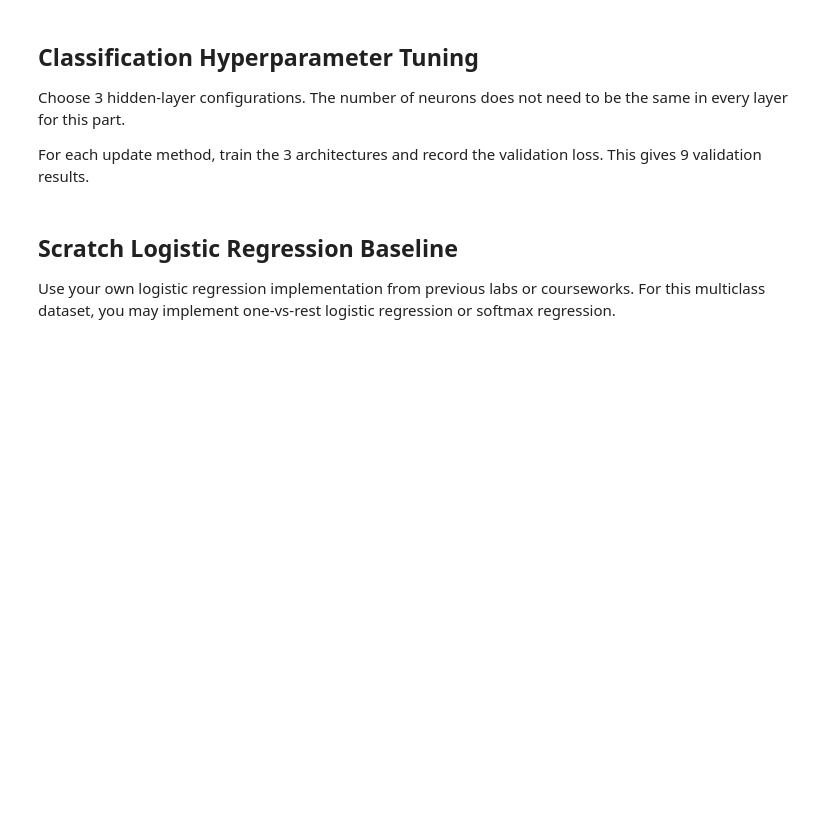
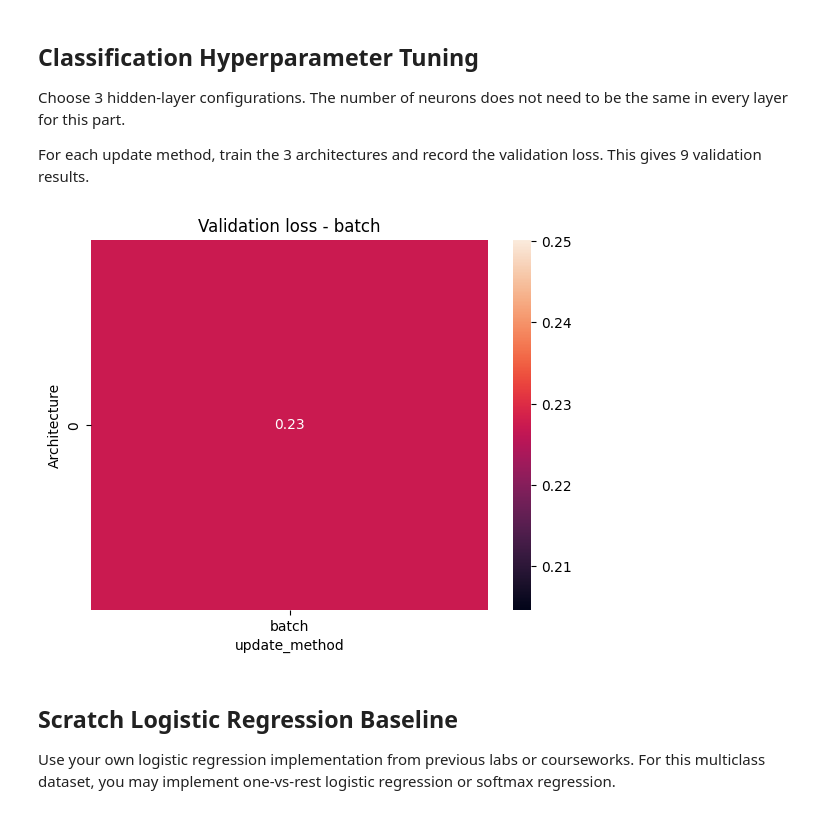
Before and after one commit to jhe-sua/fgv-teaemcd, a Jupyter notebook: tarefa3/810597.ipynb, the cells around one changed output. Saved outputs shown, nothing was run; the diff lists cells and outputs as text; code cells hidden in the pictures; blank space fills up the shorter version.

Commit message:
classification part 2

```diff
--- a/tarefa3/810597.ipynb
+++ b/tarefa3/810597.ipynb
@@ -982,11 +982,7 @@ class NeuralNetworkMulticlassClassifier:
             # Bias Trick: Aumentamos em 1 a dimensão da camada de entrada para acomodar o vies
             dim_in = self.layers_structure[L] + 1
 
-            # Usamos a inicialização de Xavier
-            std = np.sqrt(2/ (dim_in + dim_out))
-
-            # FIXME: perguntar ao monitor se deixar a inicialização de xavier ou não
-            W = self.rng.normal(0.0, std, size=(dim_out, dim_in))
+            W = self.rng.normal(0, 1, size=(dim_out, dim_in))
             self.weights.append(W)
 
     ############# METODOS AUXILIARES FORWARD E BACKWARD ################
@@ -1222,8 +1218,6 @@ class NeuralNetworkMulticlassClassifier:
         best_weights = [W.copy() for W in self.weights]
 
         for epoch in range(epochs):
-
-            # FIXME: Perguntar ao monitor se embaralhar é bom deixar ou não
             if update_method in ("sgd", "mini_batch"):
                 indices = np.random.permutation(X_train.shape[0])
                 X_epoch = X_train[indices]
@@ -1355,8 +1373,25 @@ raise NotImplementedError
 # %%
 # TODO: Produce one validation-loss heatmap per update method.
 # Use architecture labels on the columns.
 
-raise NotImplementedError
+cr = classification_results
+
+for x in classification_update_methods[0:1]:
+    heapmap_data = cr[cr["update_method"] == x].pivot(
+        columns="update_method",
+        values="validation_loss"
+    )
+
+    sns.heatmap(
+        heapmap_data,
+        annot=True
+    )
+
+    plt.title(f"Validation loss - {x}")
+    plt.ylabel("Architecture")
+    plt.show()
+# %% [output]
+[figure, added]
 # %%
 # TODO: Select the final NumPy classifier using validation loss only.
 # Then evaluate it on the test set with AUROC, precision, F1, and accuracy.
```
Also changed, not shown: parts of 6 cells of this notebook.
